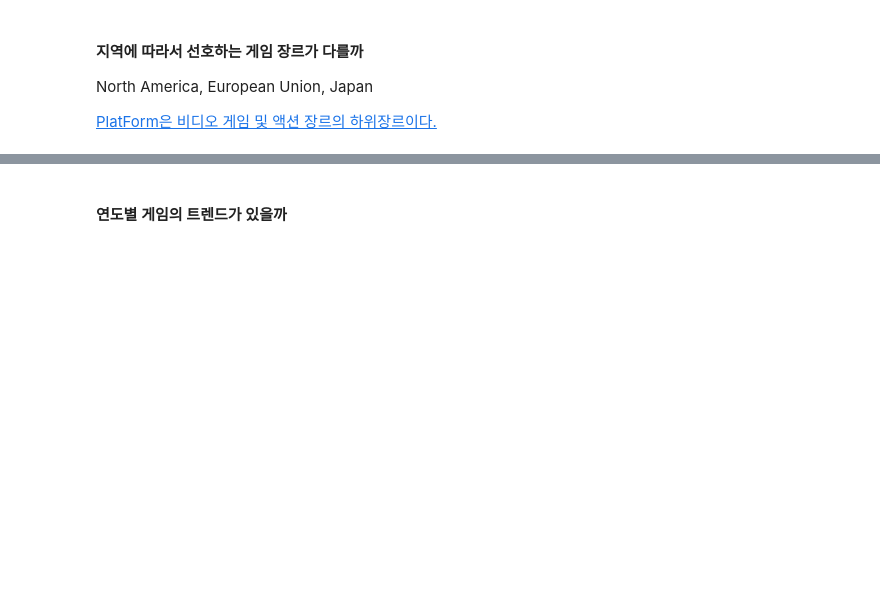
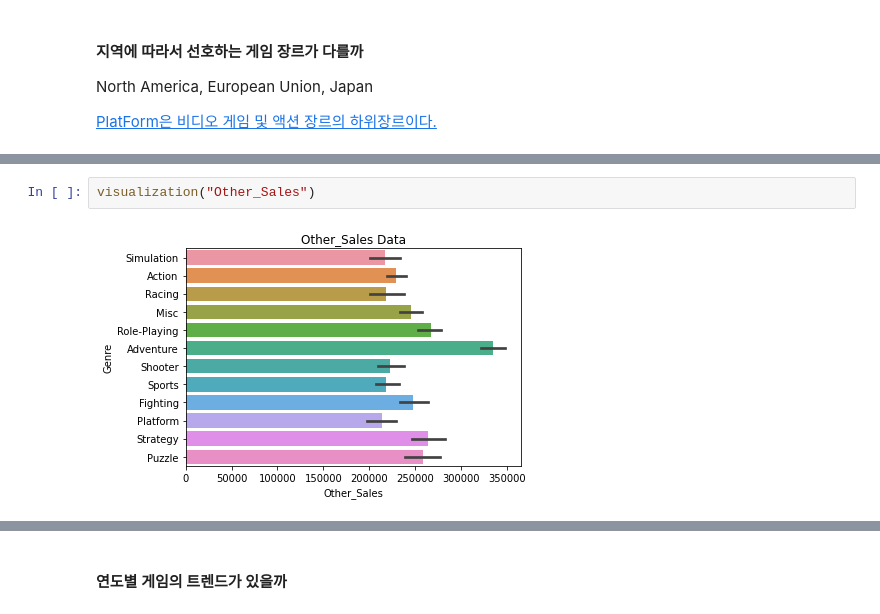
Before and after one commit to clomia/AIB-Section1-Project, a Jupyter notebook: DataAnalysis.ipynb, the cells around one changed output, grey strips where cells are left out. Saved outputs shown, nothing was run; the diff lists cells and outputs as text; blank space fills up the shorter version.

```diff
--- a/DataAnalysis.ipynb
+++ b/DataAnalysis.ipynb
@@ -227,0 +221,4 @@ Text(0.5, 1.0, 'Other Sales Data')
+# %%
+visualization("Other_Sales")
+# %% [output]
+[figure, added]
```
Also changed, not shown: parts of 11 cells of this notebook.
